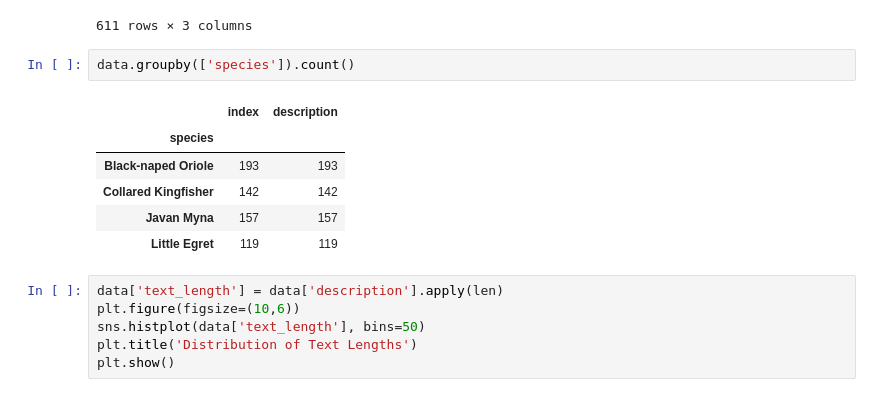
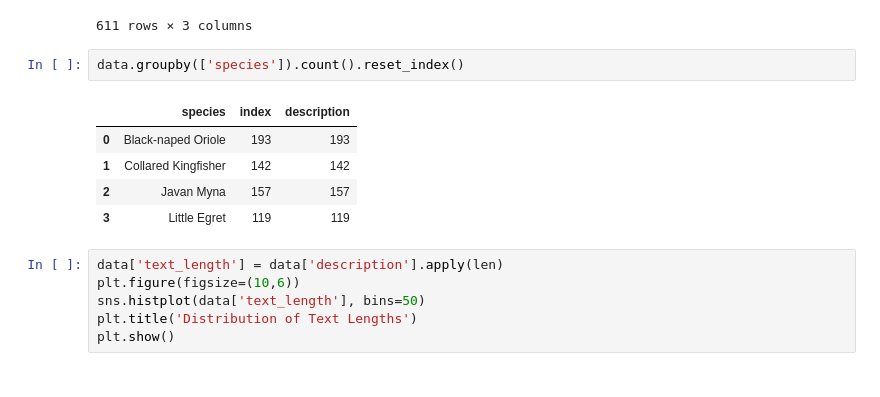
Before and after one commit to wongwenbing/Y2S2, a Jupyter notebook: NLP - Assignment/part1.ipynb, the cells around one changed output. Cells and saved outputs as stored; diff of their text form.

```diff
--- a/NLP - Assignment/part1.ipynb
+++ b/NLP - Assignment/part1.ipynb
@@ -122,14 +97,13 @@ memory usage: 14.3+ KB
 | 610 | 739 | Larger than a Cattle Egret and wi... | Little Egret |
 611 rows × 3 columns
 # %%
-data.groupby(['species']).count()
+data.groupby(['species']).count().reset_index()
 # %% [output]
-|  | index | description |
-| species |  |  |
-| Black-naped Oriole | 193 | 193 |
-| Collared Kingfisher | 142 | 142 |
-| Javan Myna | 157 | 157 |
-| Little Egret | 119 | 119 |
+|  | species | index | description |
+| 0 | Black-naped Oriole | 193 | 193 |
+| 1 | Collared Kingfisher | 142 | 142 |
+| 2 | Javan Myna | 157 | 157 |
+| 3 | Little Egret | 119 | 119 |
 # %%
 data['text_length'] = data['description'].apply(len)
 plt.figure(figsize=(10,6))
```
Also changed, not shown: parts of 5 cells of this notebook, 18 other files.
